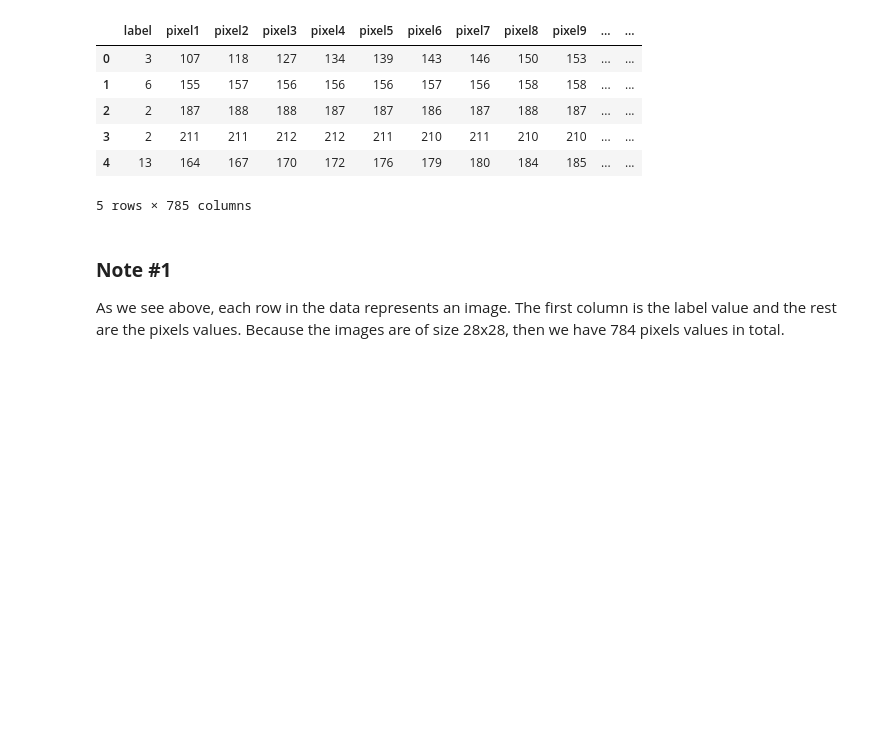
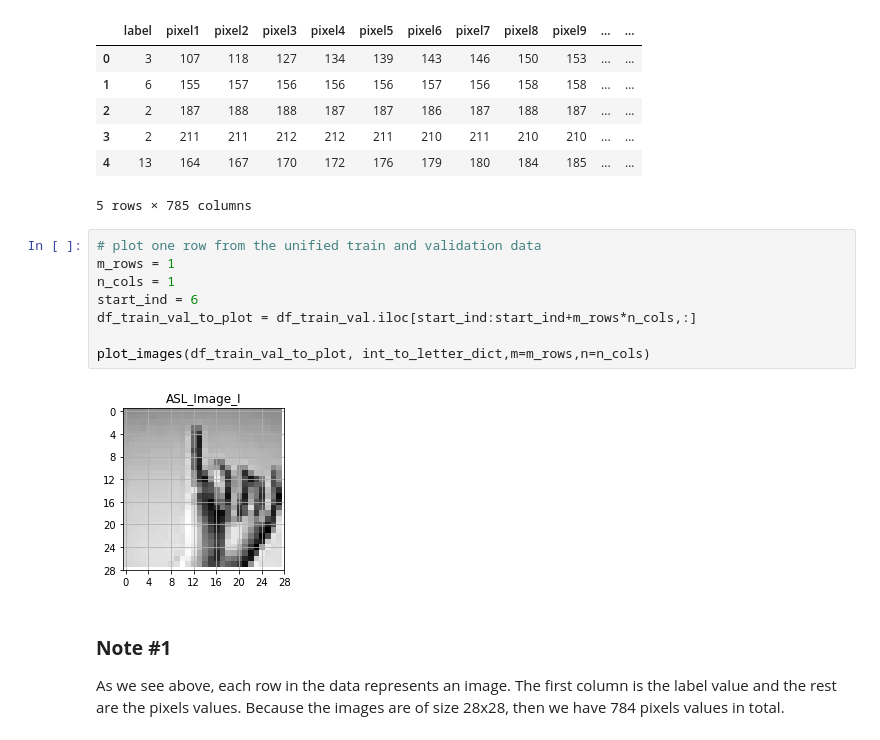
Before and after one commit to RonBartov/american-sign-language-image-classification, a Jupyter notebook: Final_Project_ASL_Classification.ipynb, the cells around one changed output. Saved outputs shown, nothing was run; the diff lists cells and outputs as text; blank space fills up the shorter version.

```diff
--- a/Final_Project_ASL_Classification.ipynb
+++ b/Final_Project_ASL_Classification.ipynb
@@ -270,6 +328,16 @@ df_train_val.head()
 | 3 | 2 | 211 | 211 | 212 | 212 | 211 | 210 | 211 | 210 | 210 | ... | ... |
 | 4 | 13 | 164 | 167 | 170 | 172 | 176 | 179 | 180 | 184 | 185 | ... | ... |
 5 rows × 785 columns
+# %%
+# plot one row from the unified train and validation data
+m_rows = 1
+n_cols = 1
+start_ind = 6
+df_train_val_to_plot = df_train_val.iloc[start_ind:start_ind+m_rows*n_cols,:]
+
+plot_images(df_train_val_to_plot, int_to_letter_dict,m=m_rows,n=n_cols)
+# %% [output]
+[figure, added]
 # %% [markdown]
 ### **Note #1**
 
```
Also changed, not shown: parts of 41 cells of this notebook.
